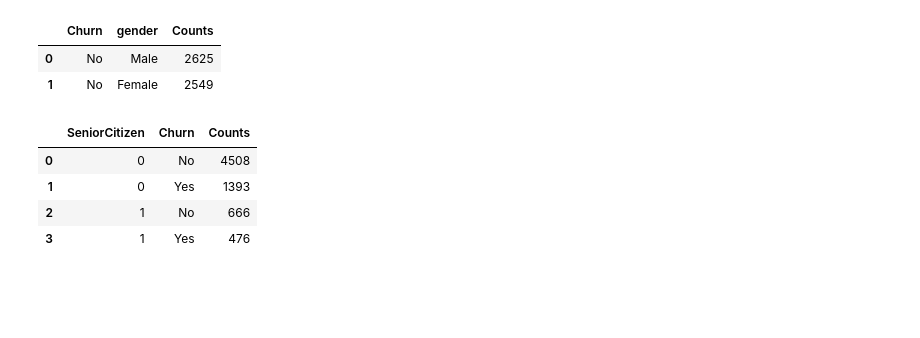
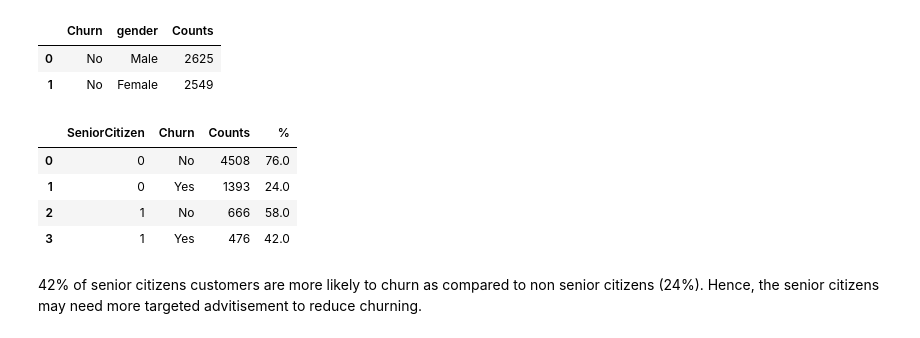
Before and after one commit to sobiero/ads-data-analysis-telco, a Jupyter notebook: data-analysis-telco.ipynb, the cells around one changed output. Drawn from its saved outputs; the diff is of its cells as text; code cells hidden in the pictures; blank space fills up the shorter version.

```diff
--- a/data-analysis-telco.ipynb
+++ b/data-analysis-telco.ipynb
@@ -83,11 +88,14 @@ no_churn_by_gender
 # Churn / No Churn by SeniorCitizen
 # %%
 churn_by_sc = df.groupby(['SeniorCitizen']).Churn.value_counts().reset_index(name='Counts')
-#churn_by_sc = no_churn_by_gender[no_churn_by_gender['Churn'] == 'No']
+#Percentage of those who churn, not churn
+churn_by_sc['%'] = round(100 * churn_by_sc['Counts'] / churn_by_sc.groupby('SeniorCitizen')['Counts'].transform('sum'))
 churn_by_sc
 # %% [output]
-|  | SeniorCitizen | Churn | Counts |
-| 0 | 0 | No | 4508 |
-| 1 | 0 | Yes | 1393 |
-| 2 | 1 | No | 666 |
-| 3 | 1 | Yes | 476 |
+|  | SeniorCitizen | Churn | Counts | % |
+| 0 | 0 | No | 4508 | 76.0 |
+| 1 | 0 | Yes | 1393 | 24.0 |
+| 2 | 1 | No | 666 | 58.0 |
+| 3 | 1 | Yes | 476 | 42.0 |
+# %% [markdown]
+42% of senior citizens customers are more likely to churn as compared to non senior citizens (24%). Hence, the senior citizens may need more targeted advitisement to reduce churning.
```
Also changed, not shown: parts of 14 cells of this notebook.
